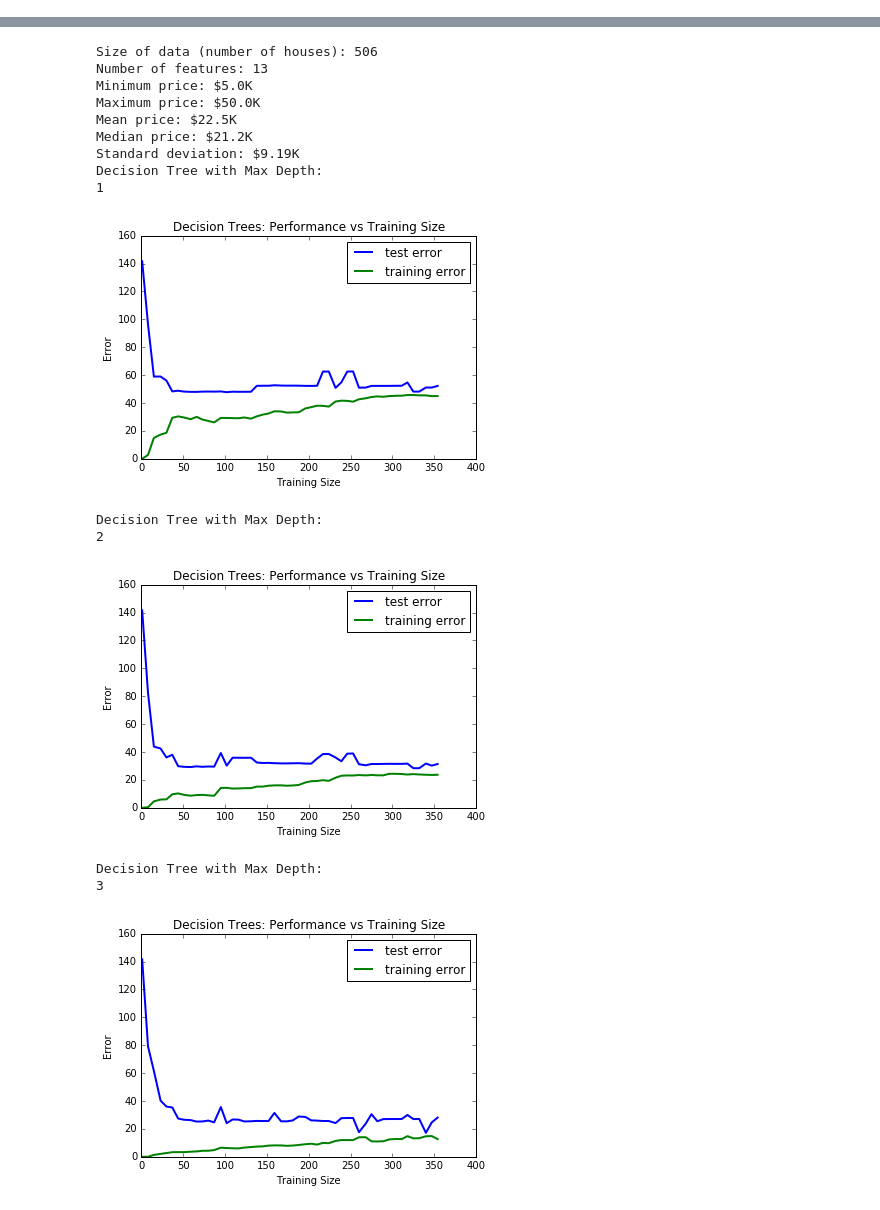
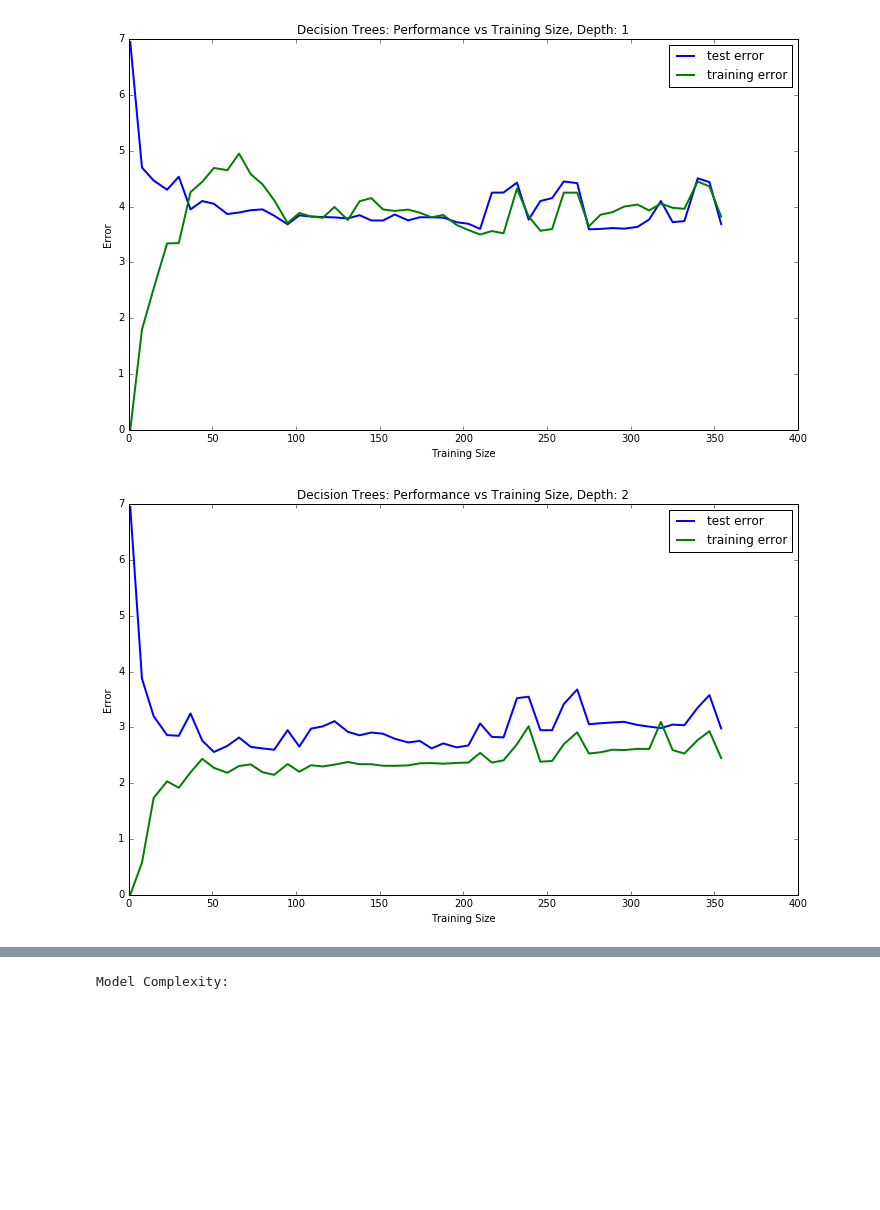
Before and after one commit to skoonk/machine-learning-course, a Jupyter notebook: boston-test.ipynb, the cells around one changed output, grey strips where cells are left out. Saved outputs shown, nothing was run; the diff lists cells and outputs as text; code cells hidden in the pictures; blank space fills up the shorter version.

Commit message:
finished #3 trends of training and testing error.

```diff
--- a/boston-test.ipynb
+++ b/boston-test.ipynb
@@ -8,8 +8,10 @@ import pylab as pl
 from sklearn import datasets
 from sklearn.tree import DecisionTreeRegressor
 from sklearn.cross_validation import train_test_split
-from sklearn.metrics import mean_squared_error
+from sklearn.metrics import median_absolute_error
 from sklearn import grid_search
+import matplotlib as mpl
+mpl.rcParams['figure.figsize'] = (12,7)
 
 def load_data():
     """Load the Boston dataset."""
@@ -53,7 +55,7 @@ def split_data(city_data):
 def performance_metric(label, prediction):
     """Calculate and return the appropriate error performance metric."""
 
-    return mean_squared_error(label, prediction)
+    return median_absolute_error(label, prediction)
 
 
 def learning_curve(depth, X_train, y_train, X_test, y_test):
@@ -64,8 +66,8 @@ def learning_curve(depth, X_train, y_train, X_test, y_test):
     train_err = np.zeros(len(sizes))
     test_err = np.zeros(len(sizes))
 
-    print "Decision Tree with Max Depth: "
-    print depth
+    #print "Decision Tree with Max Depth: "
+    #print depth
 
     for i, s in enumerate(sizes):
 
@@ -79,14 +81,14 @@ def learning_curve(depth, X_train, y_train, X_test, y_test):
 
 
     # Plot learning curve graph
-    learning_curve_graph(sizes, train_err, test_err)
+    learning_curve_graph(sizes, train_err, test_err, depth)
 
 
-def learning_curve_graph(sizes, train_err, test_err):
+def learning_curve_graph(sizes, train_err, test_err, depth):
     """Plot training and test error as a function of the training size."""
 
     pl.figure()
-    pl.title('Decision Trees: Performance vs Training Size')
+    pl.title('Decision Trees: Performance vs Training Size, Depth: ' + str(depth))
     pl.plot(sizes, test_err, lw=2, label = 'test error')
     pl.plot(sizes, train_err, lw=2, label = 'training error')
     pl.legend()
@@ -146,7 +148,7 @@ def fit_predict_model(city_data):
 
     parameters = {'max_depth':(1,2,3,4,5,6,7,8,9,10)}
 
-    reg = grid_search.GridSearchCV(regressor, parameters, scoring='mean_squared_error')
+    reg = grid_search.GridSearchCV(regressor, parameters, scoring='median_absolute_error')
 
     # Fit the learner to the training data to obtain the best parameter set
     print "Final Model: "
@@ -162,31 +164,33 @@ def fit_predict_model(city_data):
 def main():
     """Analyze the Boston housing data. Evaluate and validate the
     performanance of a Decision Tree regressor on the housing data.
     Fine tune the model to make prediction on unseen data."""
 
     # Load data
     city_data = load_data()
 
     # Explore the data
-    explore_city_data(city_data)
+    #explore_city_data(city_data)
 
     # Training/Test dataset split
     X_train, y_train, X_test, y_test = split_data(city_data)
 
     # Learning Curve Graphs
     max_depths = [1,2,3,4,5,6,7,8,9,10]
     for max_depth in max_depths:
         learning_curve(max_depth, X_train, y_train, X_test, y_test)
 
     # Model Complexity Graph
     model_complexity(X_train, y_train, X_test, y_test)
 
     # Tune and predict Model
     #fit_predict_model(city_data)
 
 
 #if __name__ == "__main__":
 #    main()
 
 main()
 # %% [output]
+[figure, new version]
+[figure, new version]
@@ -193,16 +205 @@ main()
-Size of data (number of houses): 506
-Number of features: 13
-Minimum price: $5.0K
-Maximum price: $50.0K
-Mean price: $22.5K
-Median price: $21.2K
-Standard deviation: $9.19K
-Decision Tree with Max Depth:
-1
+Model Complexity:
-[figure, old version]
-Decision Tree with Max Depth:
-2
-[figure, old version]
-Decision Tree with Max Depth:
-3
-[figure, old version]
```
Also changed, not shown: parts of 1 cell of this notebook, 2 other files.
